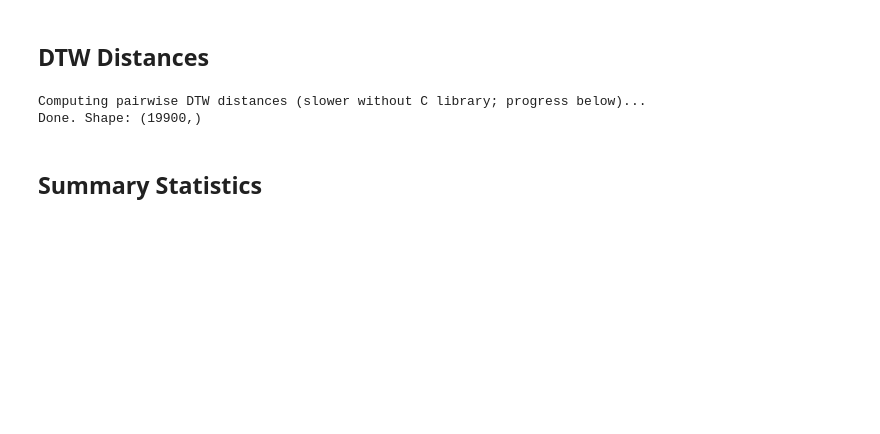
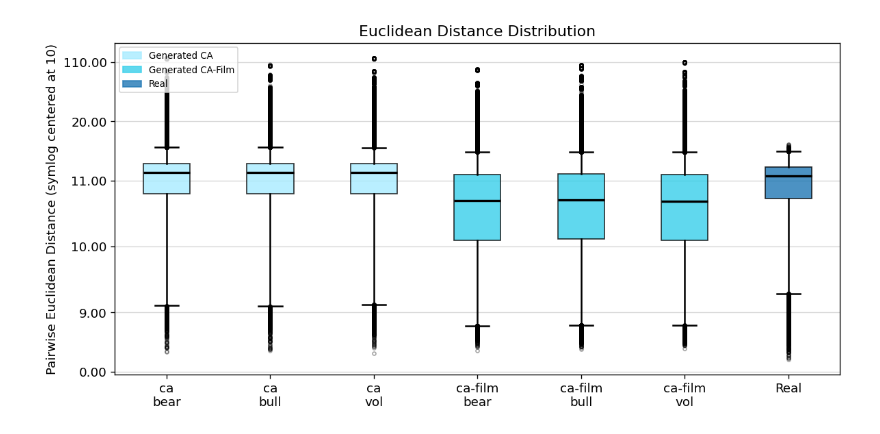
Before and after one commit to AHHHHHH0-0/Extending-CoFinDiff, a Jupyter notebook: notebooks/eval/diversity.ipynb, the cells around one changed output. Cells and saved outputs as stored; diff of their text form; code cells hidden in the pictures; blank space fills up the shorter version.

Commit message:
diversity done

```diff
--- a/notebooks/eval/diversity.ipynb
+++ b/notebooks/eval/diversity.ipynb
@@ -10,0 +14,9 @@ from dtaidistance import dtw
+# %%
+# Plot configs
+plt.rcParams.update({'figure.dpi': 120, 'font.size': 11})
+
+C_GEN_CA = '#A8ECFF'
+C_GEN_CAFILM = '#38CFEA'
+C_REAL = 'tab:blue'
+
+print(f"Plot config defined.")
@@ -47,19 +133,55 @@ Done. Shape: (19900,)
-# %% [markdown]
-## DTW Distances
 # %%
-# distance_matrix_fast needs the C extension; use_c=False uses pure Python (slower but works everywhere).
-print("Computing pairwise DTW distances (slower without C library; progress below)...")
-dtw_matrix = dtw.distance_matrix(
-    samples_np,
-    use_c=False,
-    parallel=True,
-    show_progress=True,
+fig, ax = plt.subplots(figsize=(10, 5))
+
+# Values
+center_value = 10
+euc_series = [euc_gen[(model, cond_key)] for model, cond_key in gen_keys] + [euc_real]
+shifted_euc_series = [vals - center_value for vals in euc_series]
+
+# Tick labels
+tick_labels = [f'{model}\n{cond_key}' for model, cond_key in gen_keys] + ['Real']
+
+# Boxplot
+bp = ax.boxplot(
+    shifted_euc_series,
+    tick_labels=tick_labels,
+    patch_artist=True,
+    widths=0.45,
+    medianprops=dict(color='black', linewidth=2),
+    whiskerprops=dict(linewidth=1.5),
+    capprops=dict(linewidth=1.5),
+    flierprops=dict(marker='o', markersize=3, alpha=0.35, linestyle='none'),
 )
-dtw_dists = dtw_matrix[np.triu_indices(N, k=1)]
-print(f"Done. Shape: {dtw_dists.shape}")
+
+# Set colors, transparency
+for i, (model, _cond_key) in enumerate(gen_keys):
+    color = C_GEN_CA if model == 'ca' else C_GEN_CAFILM
+    bp['boxes'][i].set_facecolor(color)
+    bp['boxes'][i].set_alpha(0.8)
+
+bp['boxes'][-1].set_facecolor(C_REAL)
+bp['boxes'][-1].set_alpha(0.8)
+
+# Axis settings
+ax.set_title('Euclidean Distance Distribution')
+ax.set_ylabel('Pairwise Euclidean Distance (symlog centered at 10)')
+ax.set_yscale('symlog', linthresh=1)
+
+# Relabel shifted y ticks back to original scale
+yticks = ax.get_yticks()
+ax.set_yticks(yticks)
+ax.set_yticklabels([f'{tick + center_value:.2f}' for tick in yticks])
+
+# Legend
+gen_ca_handle = mpatches.Patch(color=C_GEN_CA, alpha=0.8, label='Generated CA')
+gen_cafilm_handle = mpatches.Patch(color=C_GEN_CAFILM, alpha=0.8, label='Generated CA-Film')
+real_handle = mpatches.Patch(color=C_REAL, alpha=0.8, label='Real')
+ax.legend(handles=[gen_ca_handle, gen_cafilm_handle, real_handle], loc='upper left', fontsize=8)
+
+# Plot
+ax.grid(axis='y', alpha=0.5)
+plt.tight_layout()
+plt.show()
 # %% [output]
-Computing pairwise DTW distances (slower without C library; progress below)...
-Done. Shape: (19900,)
+[figure, added]
-# %% [markdown]
-## Summary Statistics
 # %%
```
Also changed, not shown: parts of 8 cells of this notebook, 3 other files.
